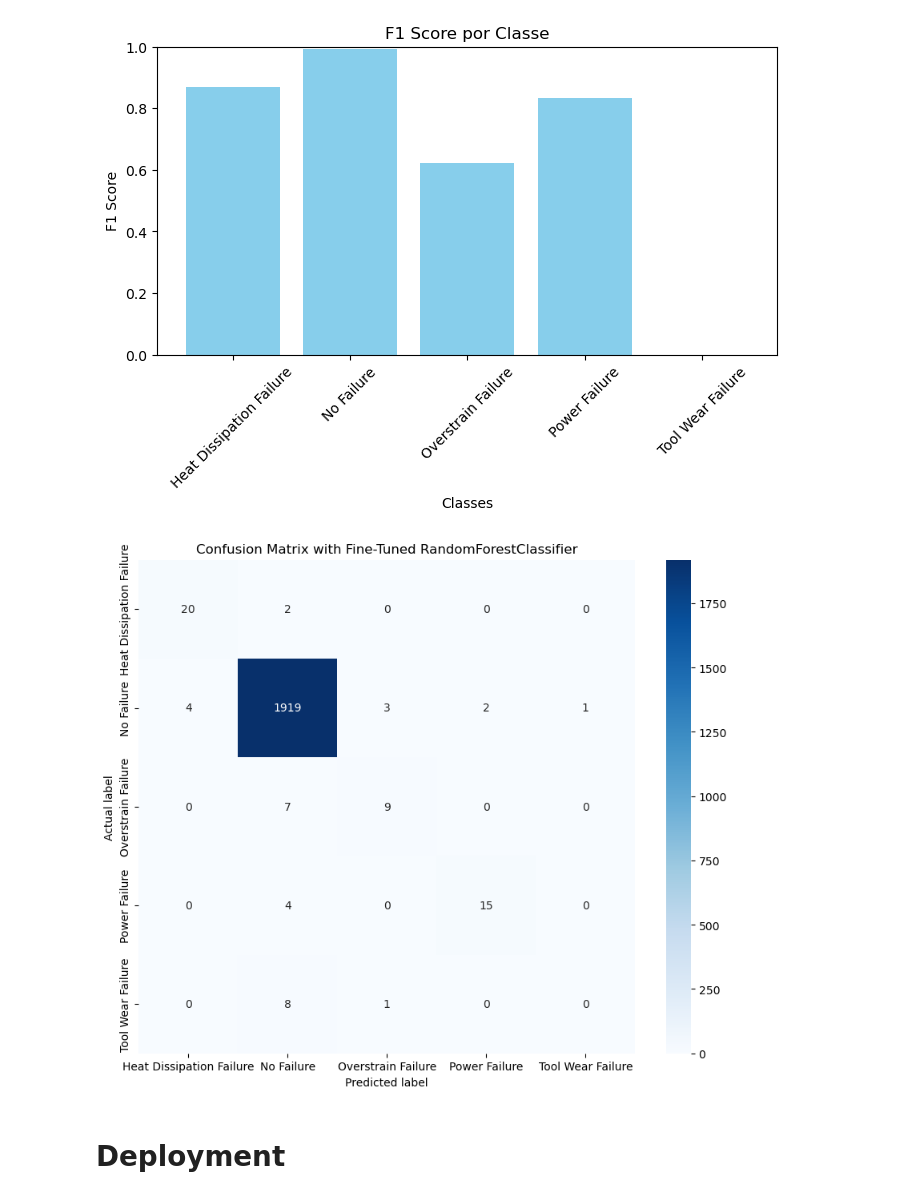
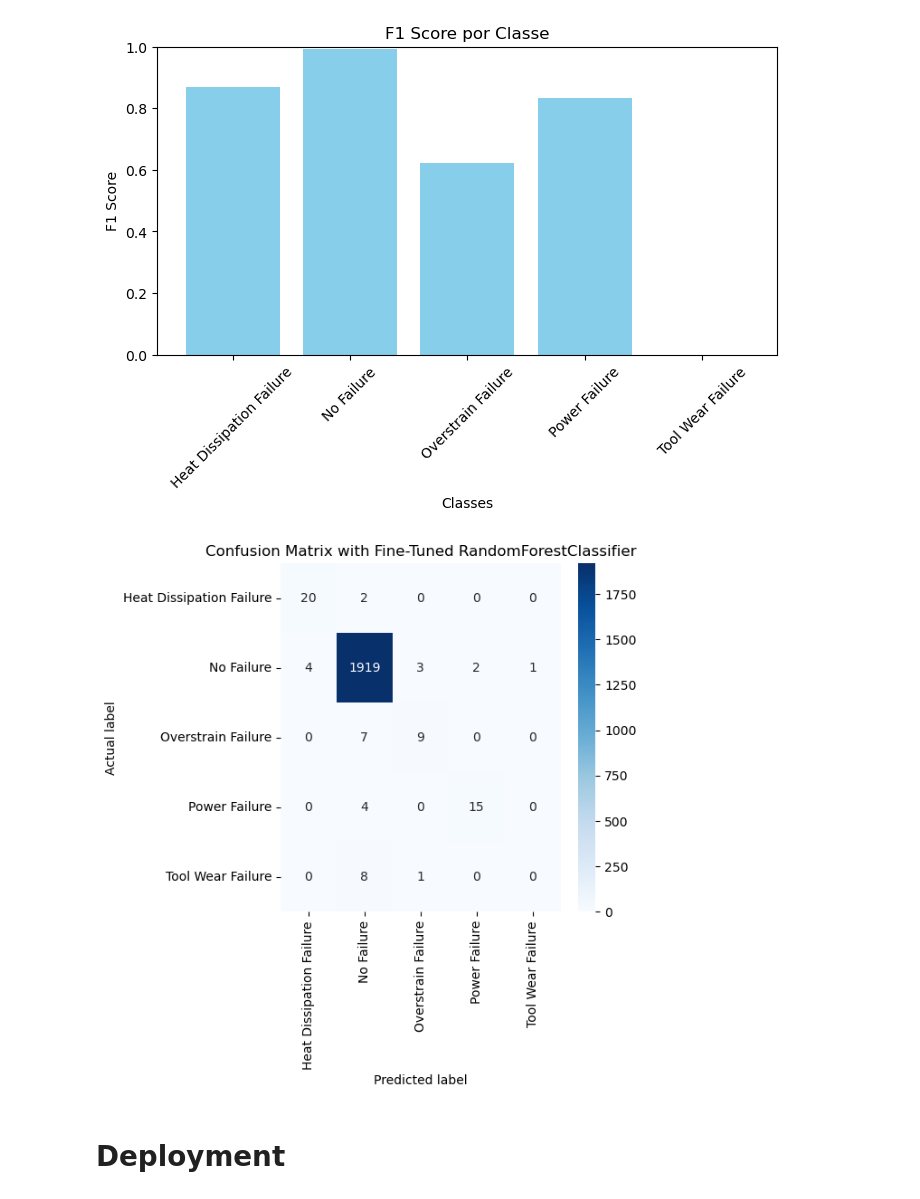
Before and after one commit to thales-vignoli/Failure-Classifier-to-Maintenance, a Jupyter notebook: predictive_maintenance.ipynb, the cells around one changed output. Saved outputs shown, nothing was run; the diff lists cells and outputs as text; code cells hidden in the pictures.

```diff
--- a/predictive_maintenance.ipynb
+++ b/predictive_maintenance.ipynb
@@ -790,18 +792,18 @@ plt.show()
 # %%
 # Generate the confusion matrix
 cm = confusion_matrix(y_test, y_pred)
 
 # Plot the confusion matrix
-plt.figure(figsize=(10, 8))  # Larger figure size
+plt.figure(figsize=(5, 5))  # Larger figure size
 sns.heatmap(cm, annot=True, fmt='d', cmap='Blues',  # Use 'd' to format numbers as integers
             xticklabels=np.unique(y_test),
             yticklabels=np.unique(y_pred))
 plt.ylabel('Actual label')
 plt.xlabel('Predicted label')
 plt.title('Confusion Matrix with Fine-Tuned RandomForestClassifier')
 plt.show()
 # %% [output]
-[figure, old version]
+[figure, new version]
 # %% [markdown]
 # Deployment
 # %%
```
Also changed, not shown: parts of 7 cells of this notebook.
